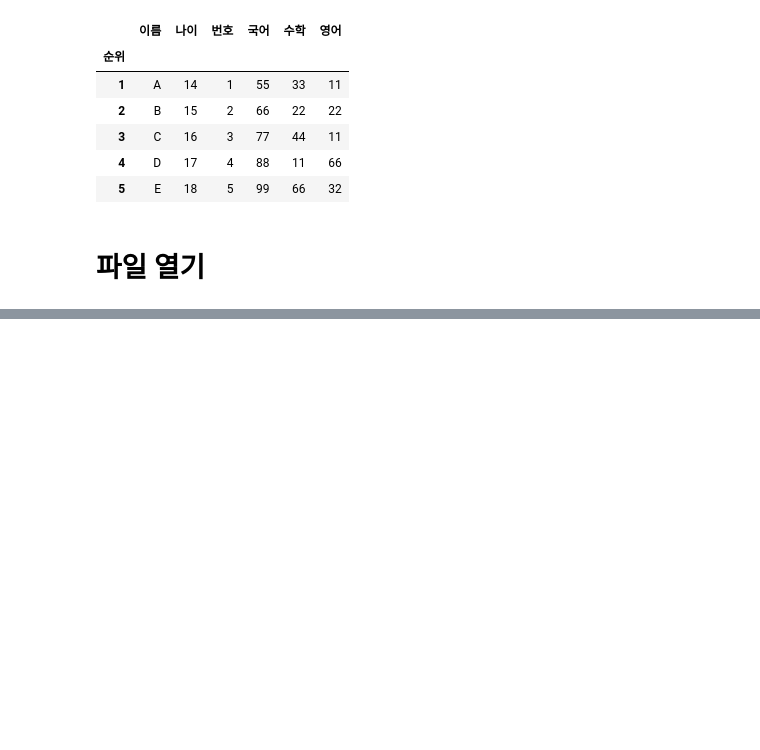
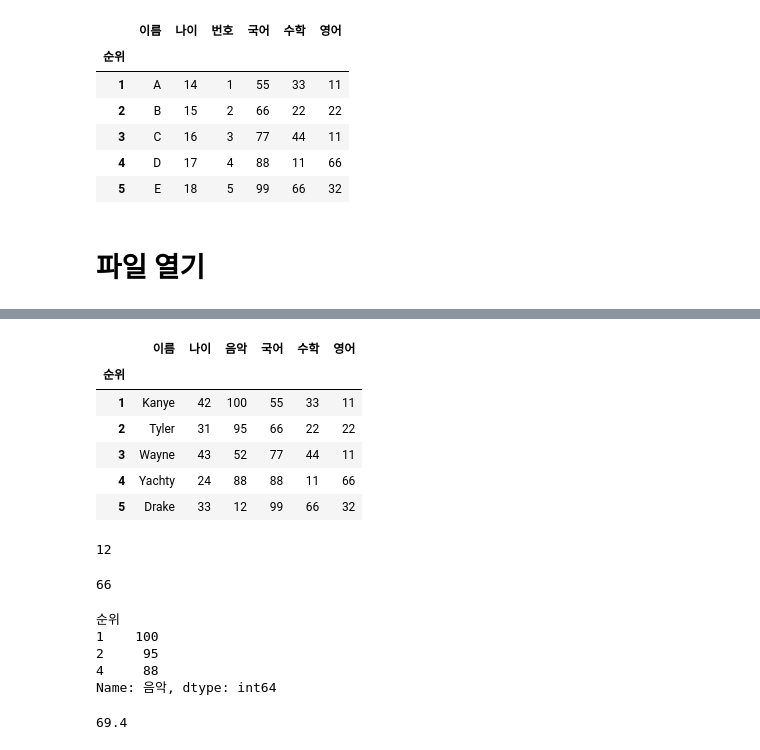
Before and after one commit to Speriad/Speria, a Jupyter notebook: pandas/pandas.ipynb, the cells around one changed output, grey strips where cells are left out. Cells and saved outputs as stored; diff of their text form; code cells hidden in the pictures; blank space fills up the shorter version.

```diff
--- a/pandas/pandas.ipynb
+++ b/pandas/pandas.ipynb
@@ -192,0 +285,30 @@ df
+# %%
+df
+# %% [output]
+|  | 이름 | 나이 | 음악 | 국어 | 수학 | 영어 |
+| 순위 |  |  |  |  |  |  |
+| 1 | Kanye | 42 | 100 | 55 | 33 | 11 |
+| 2 | Tyler | 31 | 95 | 66 | 22 | 22 |
+| 3 | Wayne | 43 | 52 | 77 | 44 | 11 |
+| 4 | Yachty | 24 | 88 | 88 | 11 | 66 |
+| 5 | Drake | 33 | 12 | 99 | 66 | 32 |
+# %%
+df['음악'].min() #음악 부문 최하점
+# %% [output]
+12
+# %%
+df['수학'].max()
+# %% [output]
+66
+# %%
+df['음악'].nlargest(3) #가장 점수 높은 순서대로 3명
+# %% [output]
+순위
+1    100
+2     95
+4     88
+Name: 음악, dtype: int64
+# %%
+df['음악'].mean() #음악 부문 평균 #sum은 합계
+# %% [output]
+69.4
```
Also changed, not shown: parts of 15 cells of this notebook, 2 other files.
